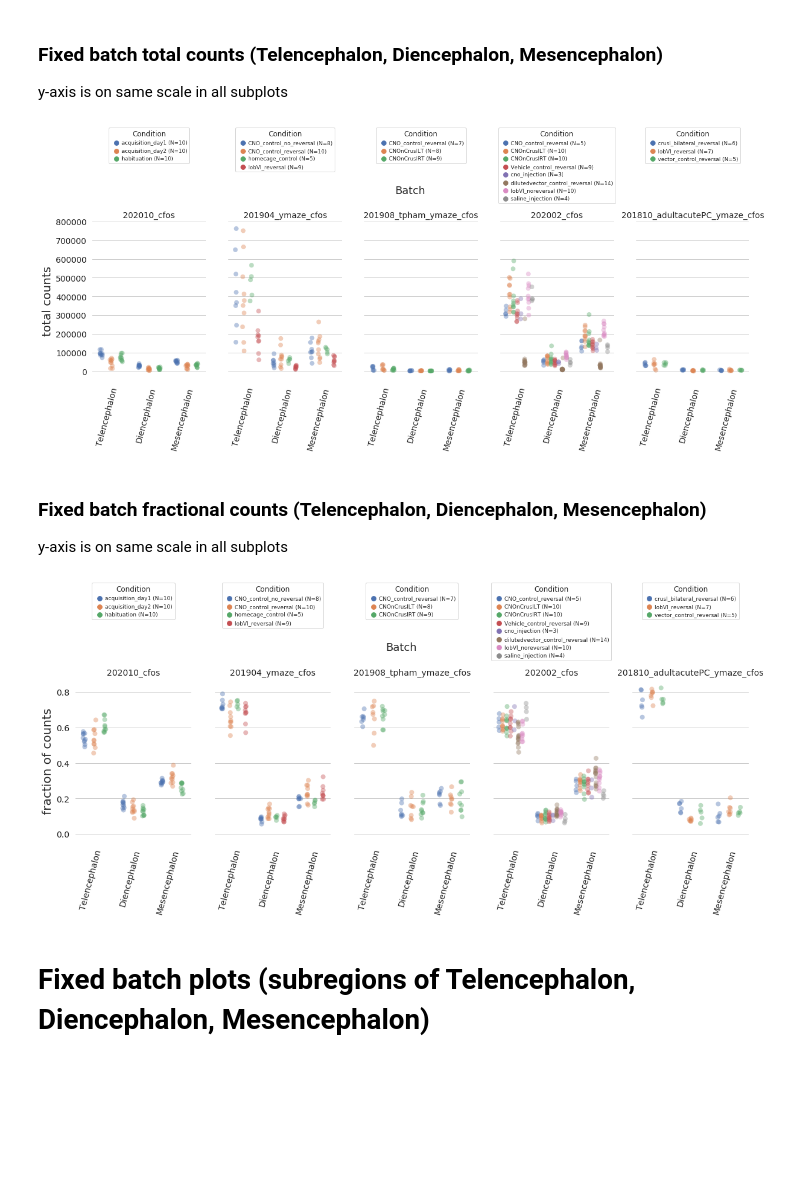
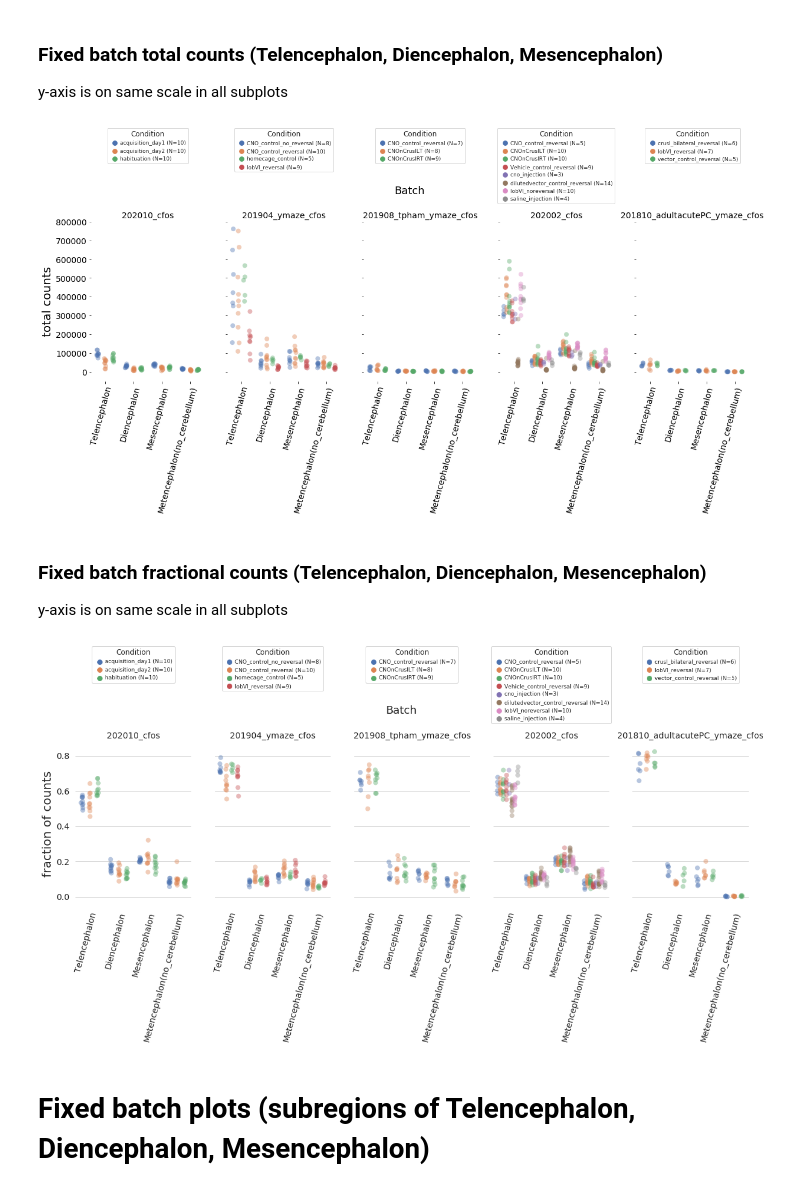
Before and after one commit to PrincetonUniversity/lightsheet_helper_scripts, a Jupyter notebook: projects/combine_cfos_batches/notebooks/cfos_batch_combination_20201125_gallery.ipynb, the cells around one changed output. Cells and saved outputs as stored; diff of their text form; code cells hidden in the pictures; blank space fills up the shorter version.

Commit message:
remake gallery with proper mesencephalon

```diff
--- a/projects/combine_cfos_batches/notebooks/cfos_batch_combination_20201125_gallery.ipynb
+++ b/projects/combine_cfos_batches/notebooks/cfos_batch_combination_20201125_gallery.ipynb
@@ -407,16 +407,22 @@ def make_stripplot_fixed_condition(brain_division_dict,count_type='frac'):
 
 y-axis is on same scale in all subplots
 # %%
+# bdict = {
+#     'Telencephalon':["Olfactory areas","Isocortex","Cortical subplate","Hippocampal formation","Cerebral nuclei"],
+#     'Diencephalon':['Interbrain'],
+#     'Mesencephalon':['Midbrain','Hindbrain'],
+#         }
 bdict = {
     'Telencephalon':["Olfactory areas","Isocortex","Cortical subplate","Hippocampal formation","Cerebral nuclei"],
     'Diencephalon':['Interbrain'],
-    'Mesencephalon':['Midbrain','Hindbrain'],
+    'Mesencephalon':['Midbrain',],
+    'Metencephalon(no_cerebellum)':['Hindbrain']
         }
 make_stripplot_fixed_batch(brain_division_dict=bdict,
                                      count_type='total',
                                      savename=None)
 # %% [output]
-[figure, old version]
+[figure, new version]
 # %% [markdown]
 ### Fixed batch fractional counts (Telencephalon, Diencephalon, Mesencephalon)
 
@@ -425,13 +431,14 @@ y-axis is on same scale in all subplots
 bdict = {
     'Telencephalon':["Olfactory areas","Isocortex","Cortical subplate","Hippocampal formation","Cerebral nuclei"],
     'Diencephalon':['Interbrain'],
-    'Mesencephalon':['Midbrain','Hindbrain'],
+    'Mesencephalon':['Midbrain',],
+    'Metencephalon(no_cerebellum)':['Hindbrain']
         }
 make_stripplot_fixed_batch(brain_division_dict=bdict,
                                      count_type='frac',
                                      savename=None)
 # %% [output]
-[figure, old version]
+[figure, new version]
 # %% [markdown]
 # Fixed batch plots (subregions of Telencephalon, Diencephalon, Mesencephalon) <a class="anchor" id="fixed_batch_meddiv"></a>
 # %% [markdown]
```
Also changed, not shown: parts of 18 cells of this notebook.
